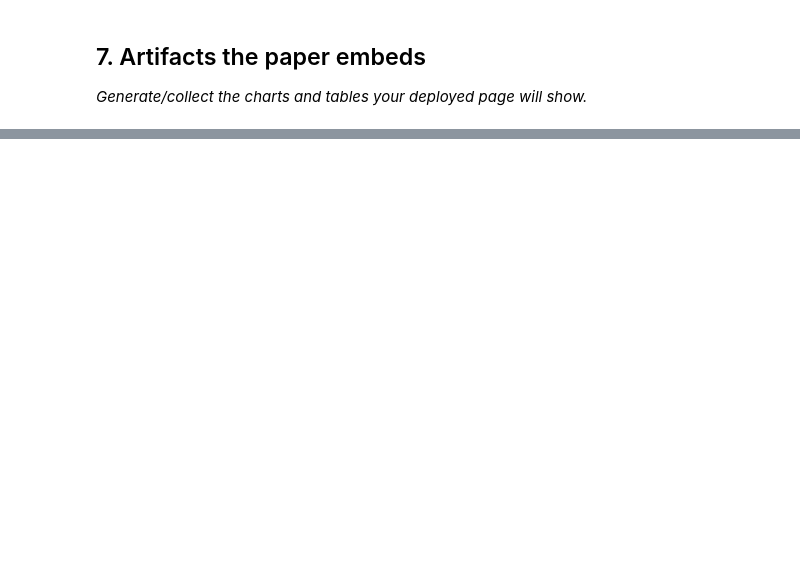
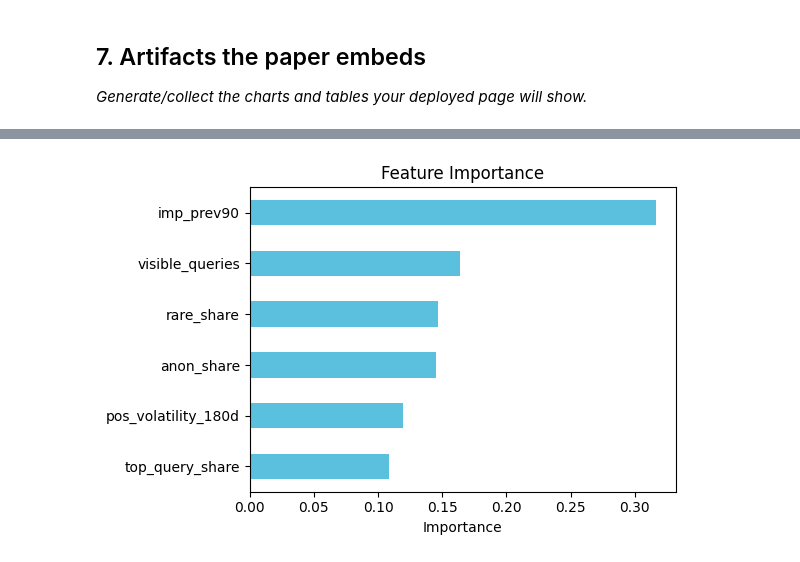
Before and after one commit to LaibaTaseen/flyrank-ml-internship, a Jupyter notebook: work/notebooks/capstone.ipynb, the cells around one changed output, grey strips where cells are left out. Cells and saved outputs as stored; diff of their text form; code cells hidden in the pictures; blank space fills up the shorter version.

```diff
--- a/work/notebooks/capstone.ipynb
+++ b/work/notebooks/capstone.ipynb
@@ -36,0 +417,13 @@ This skeleton is yours to fill. Work the sections **in order** — each one has
+# %%
+import pandas as pd
+
+importances = pd.Series(model.feature_importances_, index=feature_cols_90d).sort_values()
+plt.figure(figsize=(6,4))
+importances.plot(kind='barh', color='#5bc0de')
+plt.title('Feature Importance')
+plt.xlabel('Importance')
+plt.tight_layout()
+plt.savefig('feature_importance.png', dpi=150)
+plt.show()
+# %% [output]
+[figure, added]
```
Also changed, not shown: parts of 28 cells of this notebook.
